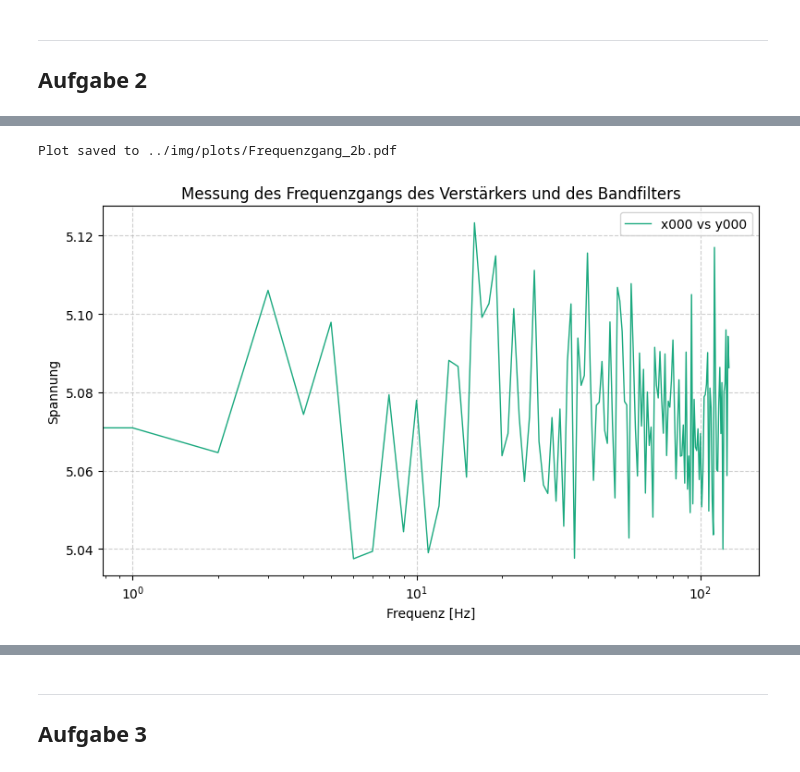
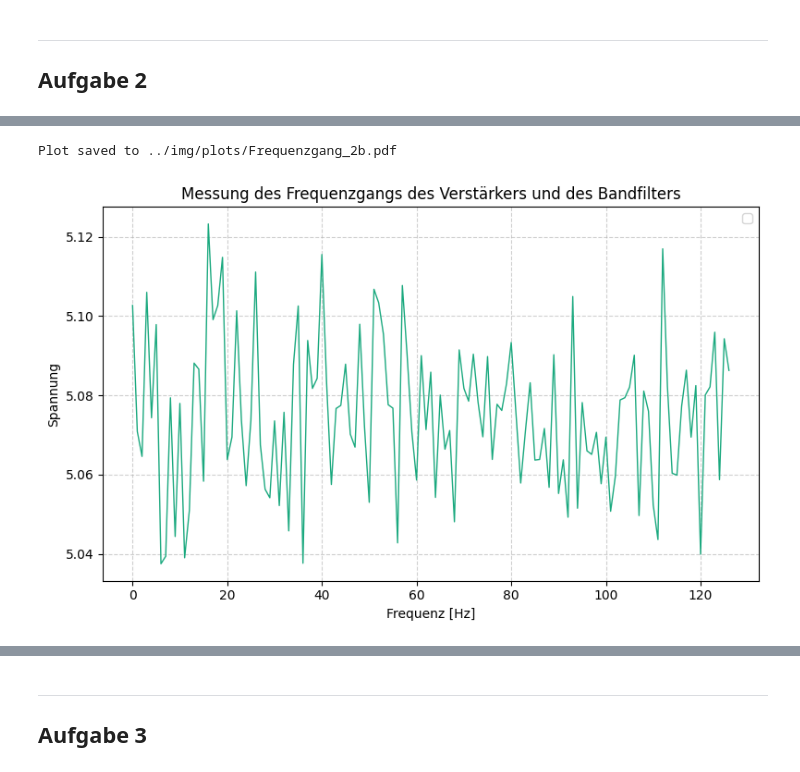
Before and after one commit to FinnZeumer/PAP-2, a Jupyter notebook: Versuche/243/Python/243.ipynb, the cells around one changed output, grey strips where cells are left out. Drawn from its saved outputs; the diff is of its cells as text; code cells hidden in the pictures.

```diff
--- a/Versuche/243/Python/243.ipynb
+++ b/Versuche/243/Python/243.ipynb
@@ -146,11 +168,11 @@ Plot saved to ../img/plots/Frequenzgang_2a.pdf
 # %%
 aufgabe = '2b'
 pap.plot_general_csv("A2/30k.csv", "x000", "y000",
                  title=fr"Messung des Frequenzgangs des Verstärkers und des Bandfilters", xlabel="Frequenz [Hz]", ylabel="Spannung",
-                 log_x=True, save_path=fr"{plt_save_folder}Frequenzgang_{aufgabe}.pdf")
+                 log_x=False, save_path=fr"{plt_save_folder}Frequenzgang_{aufgabe}.pdf")
 # %% [output]
 Plot saved to ../img/plots/Frequenzgang_2b.pdf
-[figure, old version]
+[figure, new version]
 # %%
 df = pd.read_csv("A2/30k.csv", comment='#', engine='python')
 x_0 = df['x0000']
```
Also changed, not shown: parts of 27 cells of this notebook, 19 other files.
